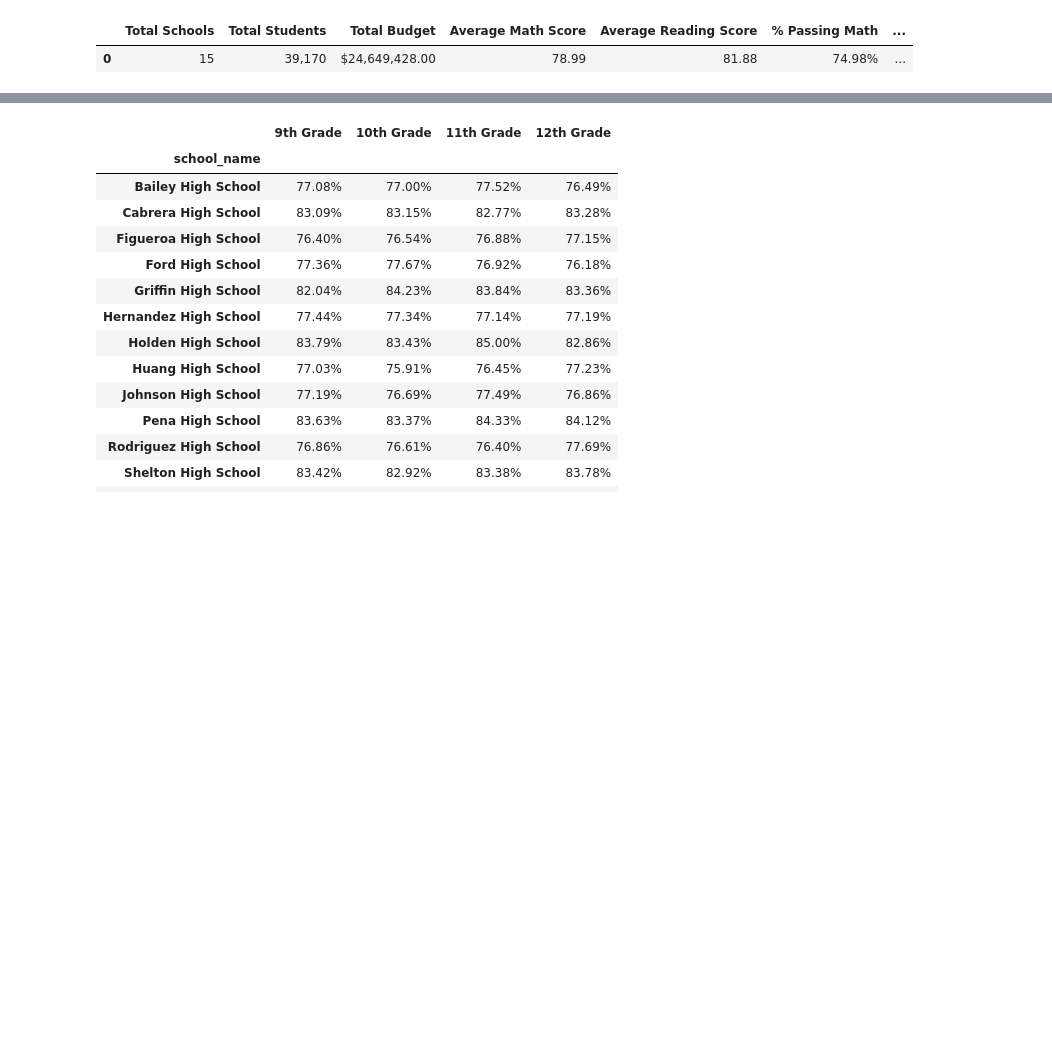
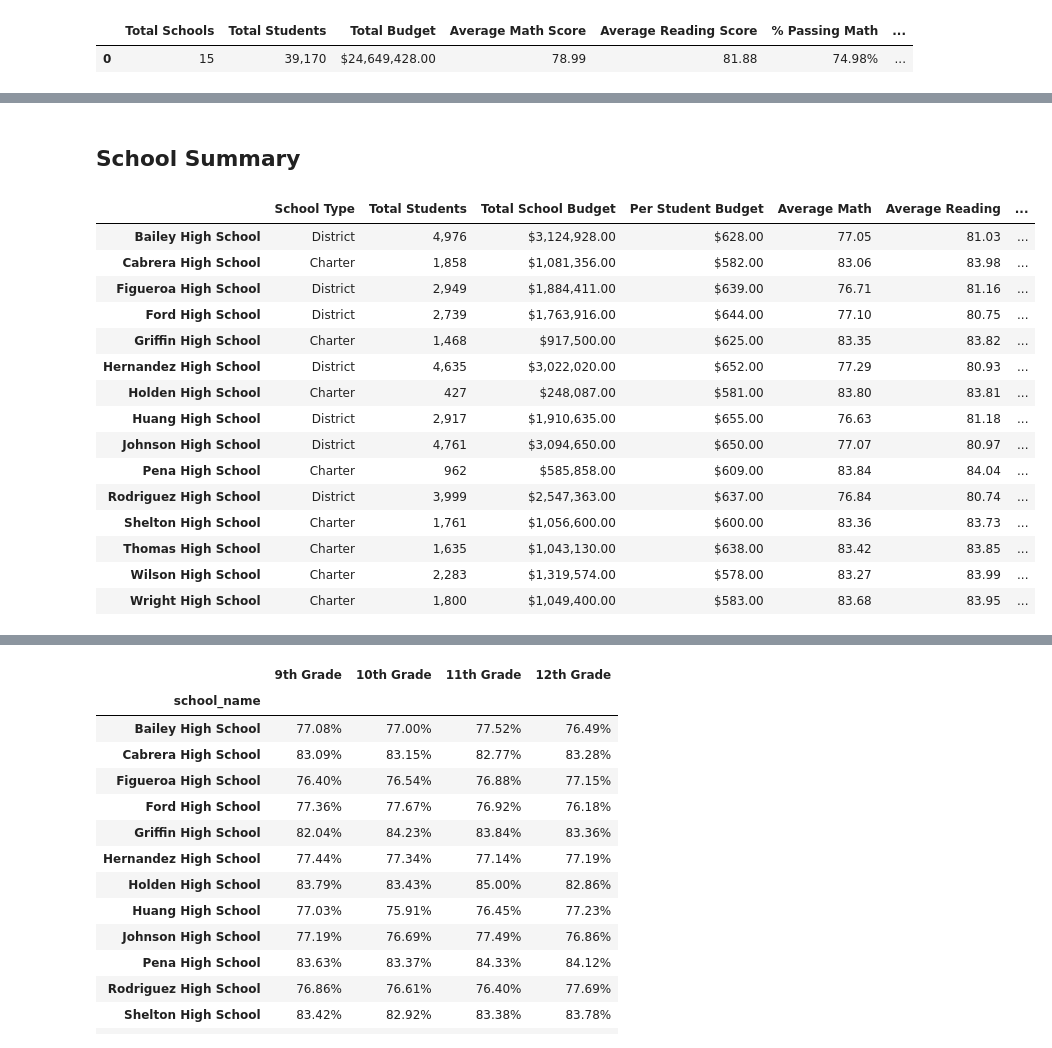
Before and after one commit to ccromperla/pandas-challenge, a Jupyter notebook: PyCitySchools/PyCitySchools.ipynb, the cells around one changed output, grey strips where cells are left out. Cells and saved outputs as stored; diff of their text form; code cells hidden in the pictures; blank space fills up the shorter version.

```diff
--- a/PyCitySchools/PyCitySchools.ipynb
+++ b/PyCitySchools/PyCitySchools.ipynb
@@ -147,0 +84,70 @@ SyntaxError: invalid syntax (<ipython-input-19-ebb876777a0f>, line 2)
+# %% [markdown]
+## School Summary
+# %%
+#Set og data set to school name and groupy by school name set to groups by school
+groups_by_school = merged_df.set_index("school_name").groupby(["school_name"])
+
+#Get school type from school data, and save to school type
+school_types = school_data_df.set_index("school_name")['type']
+
+#Count students in each school
+students_per_school = groups_by_school["Student ID"].count()
+
+#Get budget values
+school_budget = school_data_df.set_index("school_name")["budget"]
+
+#Get per student budget from school data
+per_student_budget = school_data_df.set_index("school_name")["budget"]/school_data_df.set_index("school_name")["size"]
+
+#Getting average math and reading
+average_math = groups_by_school["math_score"].mean()
+average_reading = groups_by_school["reading_score"].mean()
+
+#Getting average passing, reading, and overall
+passing_math = merged_df.loc[(merged_df["math_score"] >= 70)].groupby("school_name")["Student ID"].count()/students_per_school * 100
+passing_reading = merged_df.loc[(merged_df["reading_score"] >= 70)].groupby("school_name")["Student ID"].count()/students_per_school * 100
+passing_both = merged_df.loc[(merged_df["math_score"] >= 70) & (merged_df["reading_score"] >= 70)].groupby("school_name")["Student ID"].count()/students_per_school * 100
+
+#Create dataframe
+school_summary_df = pd.DataFrame({
+    "School Type":school_types,
+    "Total Students": students_per_school,
+    "Total School Budget": school_budget,
+    "Per Student Budget": per_student_budget,
+    "Average Math": average_math,
+    "Average Reading": average_reading,
+    "% Passing Math": passing_math,
+    "% Passing Reading":passing_reading,
+    "% Overall Passing": passing_both
+})
+
+
+#Format Data
+school_summary_df["Total Students"] = school_summary_df["Total Students"].map("{:,}".format)
+school_summary_df["Total School Budget"] = school_summary_df["Total School Budget"].map("${:,.2f}".format)
+school_summary_df["Per Student Budget"] = school_summary_df["Per Student Budget"].map("${:,.2f}".format)
+school_summary_df["Average Math"] = school_summary_df["Average Math"].map("{:.2f}".format)
+school_summary_df["Average Reading"] = school_summary_df["Average Reading"].map("{:.2f}".format)
+school_summary_df["% Passing Math"] = school_summary_df["% Passing Math"].map("{:.2f}%".format)
+school_summary_df["% Passing Reading"] = school_summary_df["% Passing Reading"].map("{:.2f}%".format)
+school_summary_df["% Overall Passing"] = school_summary_df["% Overall Passing"].map("{:.2f}%".format)
+
+#Show
+school_summary_df
+# %% [output]
+|  | School Type | Total Students | Total School Budget | Per Student Budget | Average Math | Average Reading | ... |
+| Bailey High School | District | 4,976 | $3,124,928.00 | $628.00 | 77.05 | 81.03 | ... |
+| Cabrera High School | Charter | 1,858 | $1,081,356.00 | $582.00 | 83.06 | 83.98 | ... |
+| Figueroa High School | District | 2,949 | $1,884,411.00 | $639.00 | 76.71 | 81.16 | ... |
+| Ford High School | District | 2,739 | $1,763,916.00 | $644.00 | 77.10 | 80.75 | ... |
+| Griffin High School | Charter | 1,468 | $917,500.00 | $625.00 | 83.35 | 83.82 | ... |
+| Hernandez High School | District | 4,635 | $3,022,020.00 | $652.00 | 77.29 | 80.93 | ... |
+| Holden High School | Charter | 427 | $248,087.00 | $581.00 | 83.80 | 83.81 | ... |
+| Huang High School | District | 2,917 | $1,910,635.00 | $655.00 | 76.63 | 81.18 | ... |
+| Johnson High School | District | 4,761 | $3,094,650.00 | $650.00 | 77.07 | 80.97 | ... |
+| Pena High School | Charter | 962 | $585,858.00 | $609.00 | 83.84 | 84.04 | ... |
+| Rodriguez High School | District | 3,999 | $2,547,363.00 | $637.00 | 76.84 | 80.74 | ... |
+| Shelton High School | Charter | 1,761 | $1,056,600.00 | $600.00 | 83.36 | 83.73 | ... |
+| Thomas High School | Charter | 1,635 | $1,043,130.00 | $638.00 | 83.42 | 83.85 | ... |
+| Wilson High School | Charter | 2,283 | $1,319,574.00 | $578.00 | 83.27 | 83.99 | ... |
+| Wright High School | Charter | 1,800 | $1,049,400.00 | $583.00 | 83.68 | 83.95 | ... |
```
Also changed, not shown: parts of 25 cells of this notebook.
